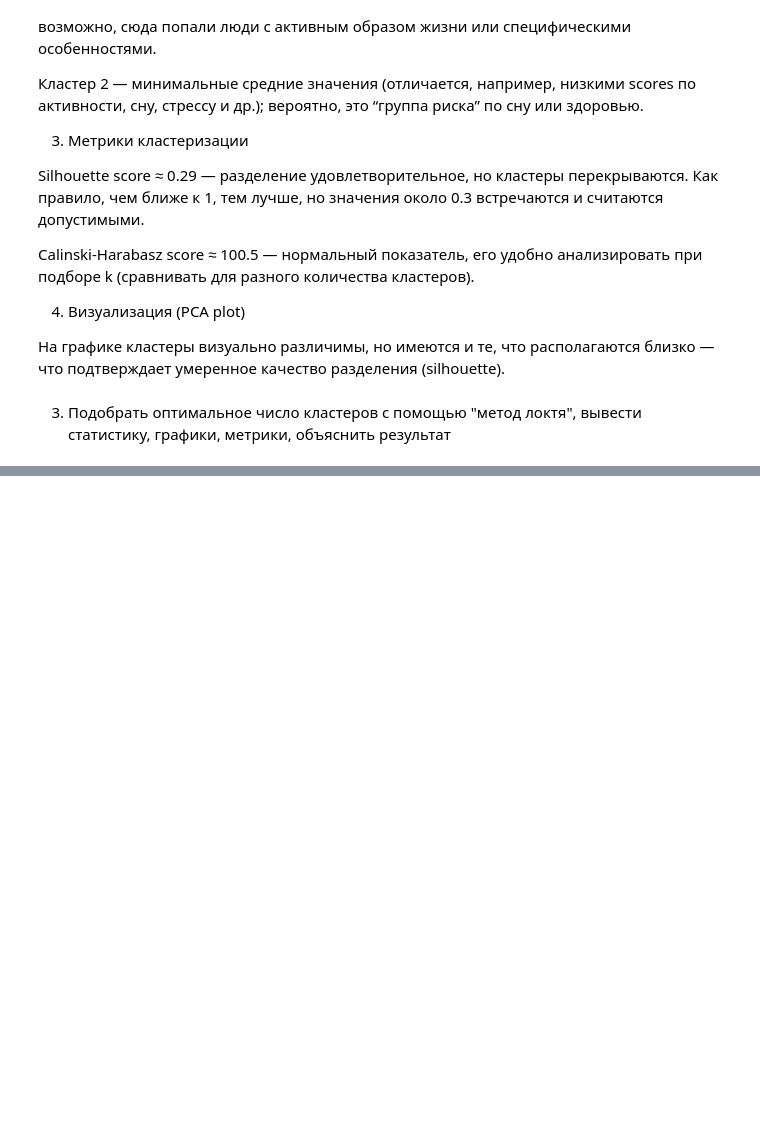
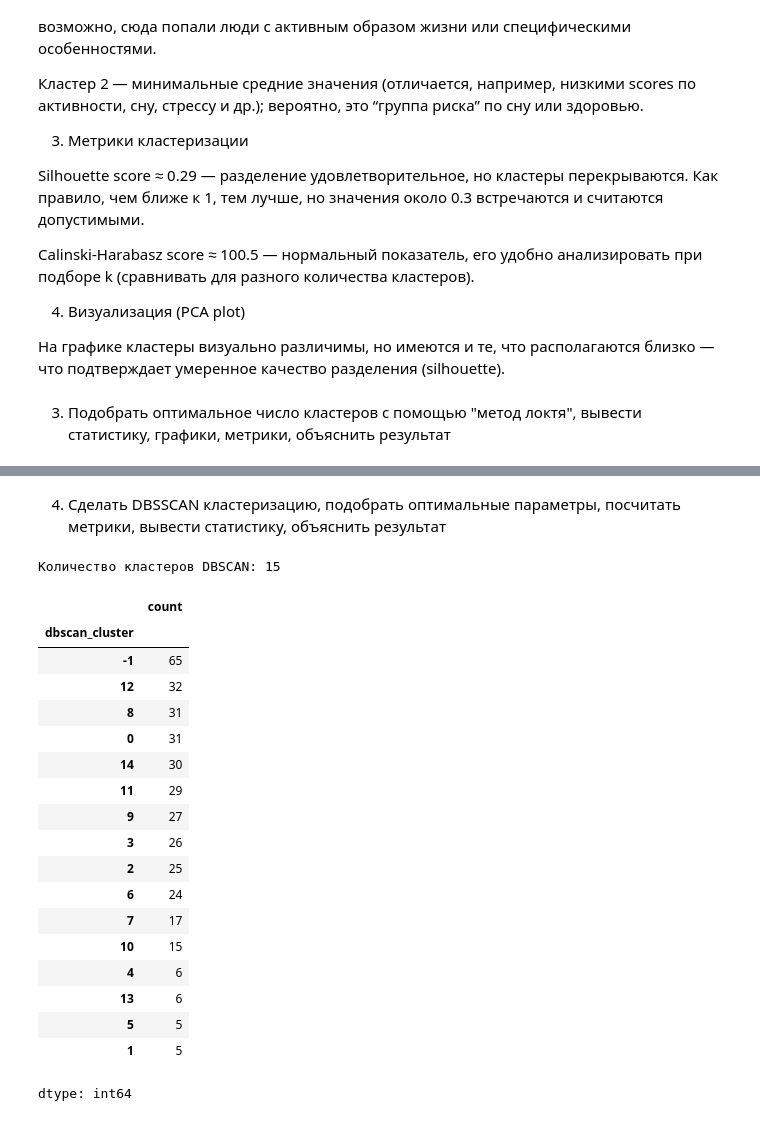
Before and after one commit to EmptyGod1/Mashine_Learning, a Jupyter notebook: ____4.ipynb, the cells around one changed output, grey strips where cells are left out. Drawn from its saved outputs; the diff is of its cells as text; code cells hidden in the pictures; blank space fills up the shorter version.

```diff
--- a/____4.ipynb
+++ b/____4.ipynb
@@ -173,0 +210,36 @@ Calinski-Harabasz score ≈ 100.5 — нормальный показатель,
+# %% [markdown]
+4. Сделать DBSSCAN кластеризацию, подобрать оптимальные параметры, посчитать метрики, вывести статистику, объяснить результат
+# %%
+# Обучаем DBSCAN
+dbscan = DBSCAN(eps=0.5, min_samples=5) # значения могут быть подобраны экспериментально
+db_clusters = dbscan.fit_predict(df_encoded)
+
+
+# Записи в исходном датасете номера кластеров
+df_not_processed['dbscan_cluster'] = db_clusters
+
+
+# Статистика по найденным кластерам (без "шума")
+print("Количество кластеров DBSCAN:", len(set(db_clusters)) - (1 if -1 in db_clusters else 0))
+df_not_processed['dbscan_cluster'].value_counts()
+# %% [output]
+Количество кластеров DBSCAN: 15
+|  | count |
+| dbscan_cluster |  |
+| -1 | 65 |
+| 12 | 32 |
+| 8 | 31 |
+| 0 | 31 |
+| 14 | 30 |
+| 11 | 29 |
+| 9 | 27 |
+| 3 | 26 |
+| 2 | 25 |
+| 6 | 24 |
+| 7 | 17 |
+| 10 | 15 |
+| 4 | 6 |
+| 13 | 6 |
+| 5 | 5 |
+| 1 | 5 |
+dtype: int64
```
Also changed, not shown: parts of 3 cells of this notebook.
